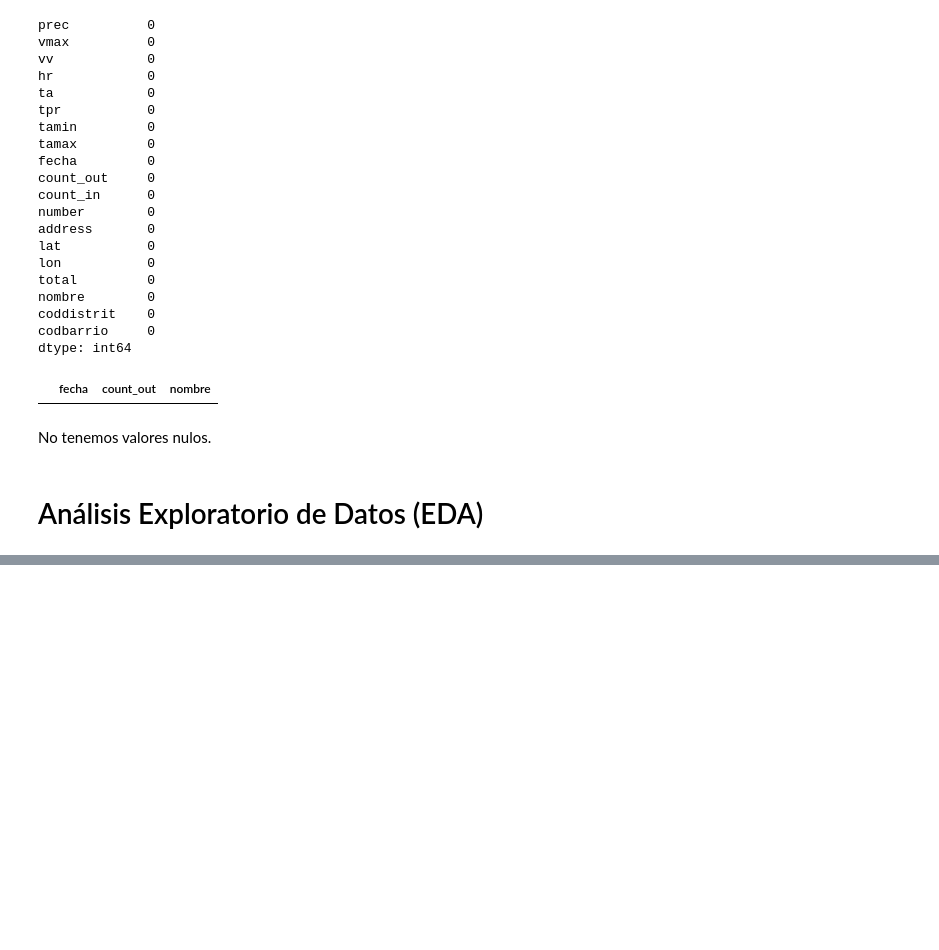
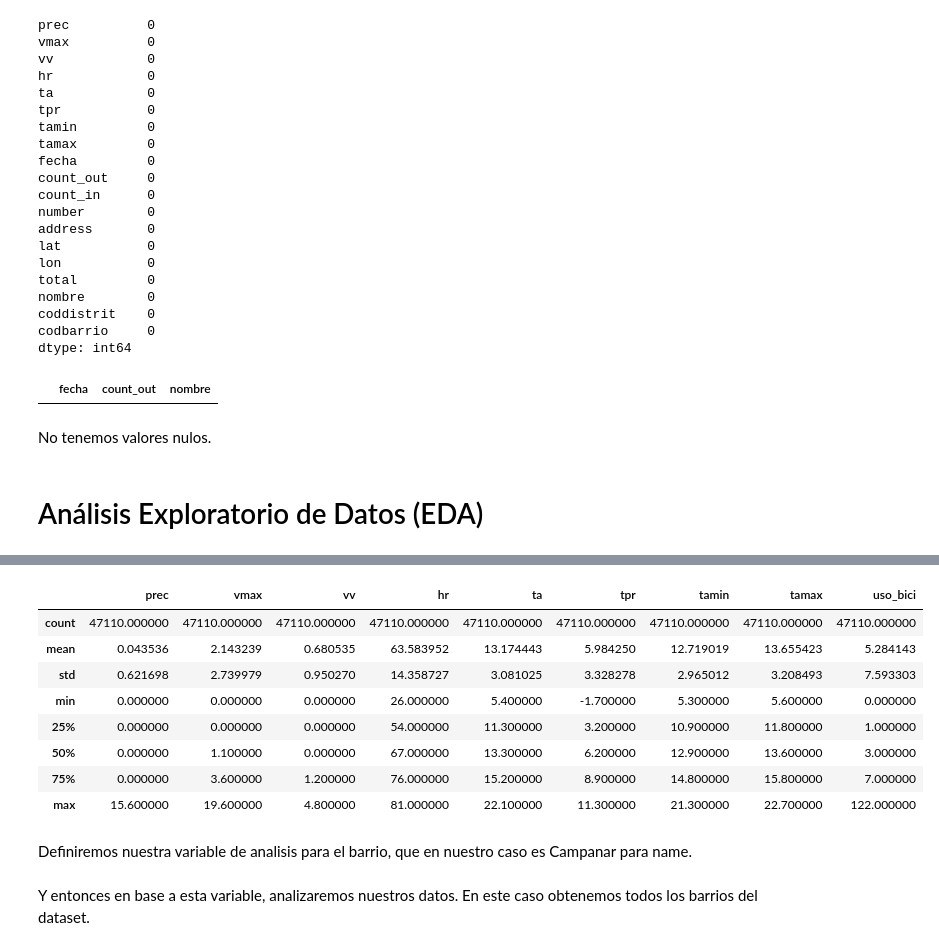
Before and after one commit to LordLiberte/Portfolio, a Jupyter notebook: Practica2/notebooks/2_EDA.ipynb, the cells around one changed output, grey strips where cells are left out. Saved outputs shown, nothing was run; the diff lists cells and outputs as text; code cells hidden in the pictures; blank space fills up the shorter version.

```diff
--- a/Practica2/notebooks/2_EDA.ipynb
+++ b/Practica2/notebooks/2_EDA.ipynb
@@ -224,0 +240,14 @@ No tenemos valores nulos.
+# %%
+df_barrios_aemet.describe()
+# %% [output]
+|  | prec | vmax | vv | hr | ta | tpr | tamin | tamax | uso_bici |
+| count | 47110.000000 | 47110.000000 | 47110.000000 | 47110.000000 | 47110.000000 | 47110.000000 | 47110.000000 | 47110.000000 | 47110.000000 |
+| mean | 0.043536 | 2.143239 | 0.680535 | 63.583952 | 13.174443 | 5.984250 | 12.719019 | 13.655423 | 5.284143 |
+| std | 0.621698 | 2.739979 | 0.950270 | 14.358727 | 3.081025 | 3.328278 | 2.965012 | 3.208493 | 7.593303 |
+| min | 0.000000 | 0.000000 | 0.000000 | 26.000000 | 5.400000 | -1.700000 | 5.300000 | 5.600000 | 0.000000 |
+| 25% | 0.000000 | 0.000000 | 0.000000 | 54.000000 | 11.300000 | 3.200000 | 10.900000 | 11.800000 | 1.000000 |
+| 50% | 0.000000 | 1.100000 | 0.000000 | 67.000000 | 13.300000 | 6.200000 | 12.900000 | 13.600000 | 3.000000 |
+| 75% | 0.000000 | 3.600000 | 1.200000 | 76.000000 | 15.200000 | 8.900000 | 14.800000 | 15.800000 | 7.000000 |
+| max | 15.600000 | 19.600000 | 4.800000 | 81.000000 | 22.100000 | 11.300000 | 21.300000 | 22.700000 | 122.000000 |
+# %% [markdown]
+Definiremos nuestra variable de analisis para el barrio, que en nuestro caso es Campanar para name.
@@ -224,0 +256,2 @@ No tenemos valores nulos.
+# %% [markdown]
+Y entonces en base a esta variable, analizaremos nuestros datos. En este caso obtenemos todos los barrios del dataset.
```
Also changed, not shown: parts of 18 cells of this notebook, 1 other file.
